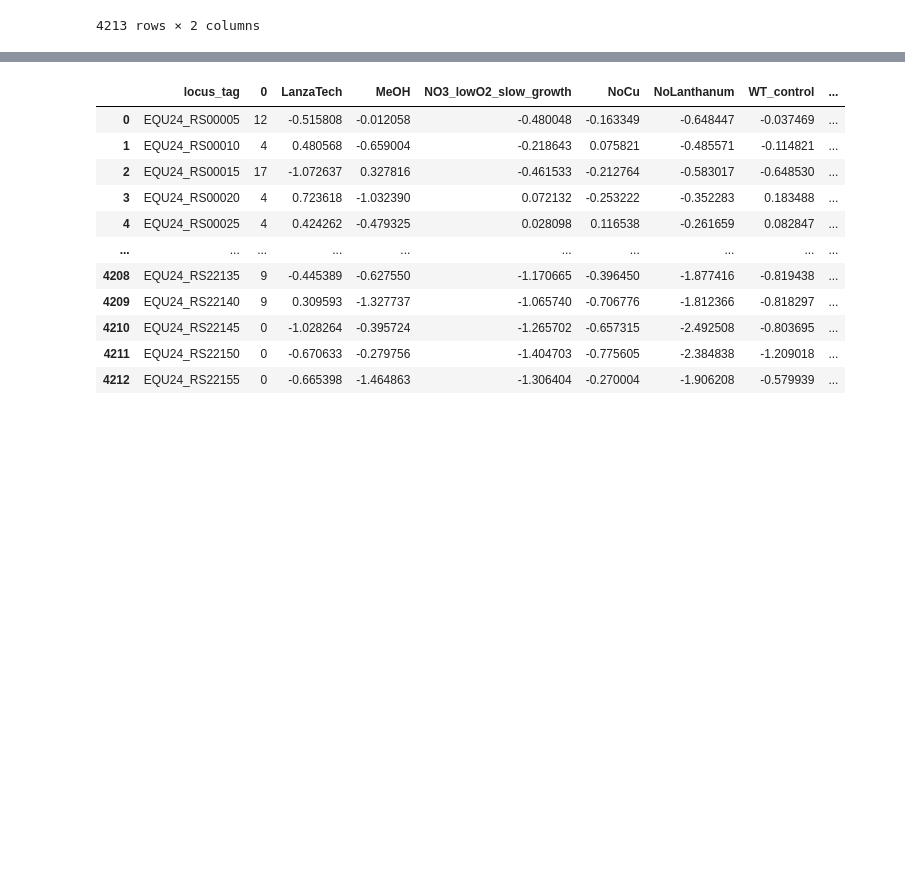
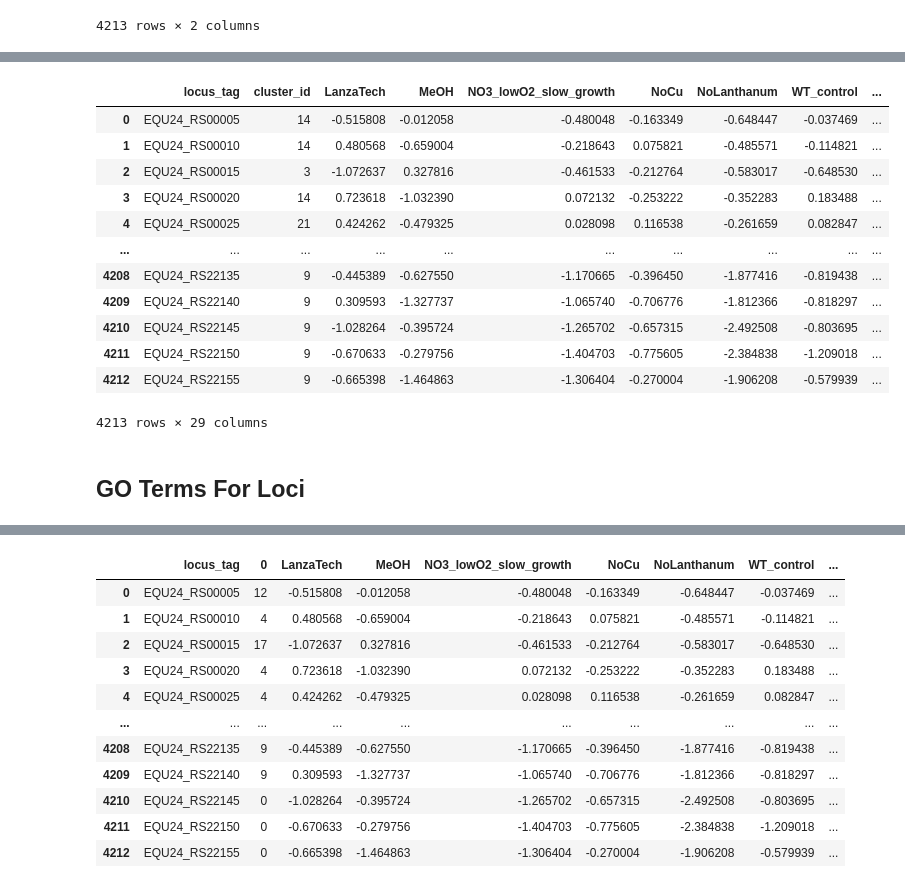
Before and after one commit to vsk-1167/research-5G-transcriptomic-exploration, a Jupyter notebook: Enrichment Analysis/integration_of_go_terms.ipynb, the cells around one changed output, grey strips where cells are left out. Cells and saved outputs as stored; diff of their text form; code cells hidden in the pictures; blank space fills up the shorter version.

```diff
--- a/Enrichment Analysis/integration_of_go_terms.ipynb
+++ b/Enrichment Analysis/integration_of_go_terms.ipynb
@@ -154,0 +199,31 @@ df_birch_labels
+# %%
+df_merged_birch_data = df_birch_labels.merge(df_avg_log_ratio_tpm, on="locus_tag")
+df_all_merged_birch_data = df_merged_birch_data.merge(df_all_gene_info, left_on="locus_tag", right_on = "loci")
+
+
+df_all_merged_birch_data = df_all_merged_birch_data.drop("loci", axis = 1)
+
+
+
+new_cols = list(df_all_merged_birch_data.columns)
+new_cols[1] = "cluster_id"
+new_cols
+
+df_all_merged_birch_data.columns = new_cols
+df_all_merged_birch_data
+# %% [output]
+|  | locus_tag | cluster_id | LanzaTech | MeOH | NO3_lowO2_slow_growth | NoCu | NoLanthanum | WT_control | ... |
+| 0 | EQU24_RS00005 | 14 | -0.515808 | -0.012058 | -0.480048 | -0.163349 | -0.648447 | -0.037469 | ... |
+| 1 | EQU24_RS00010 | 14 | 0.480568 | -0.659004 | -0.218643 | 0.075821 | -0.485571 | -0.114821 | ... |
+| 2 | EQU24_RS00015 | 3 | -1.072637 | 0.327816 | -0.461533 | -0.212764 | -0.583017 | -0.648530 | ... |
+| 3 | EQU24_RS00020 | 14 | 0.723618 | -1.032390 | 0.072132 | -0.253222 | -0.352283 | 0.183488 | ... |
+| 4 | EQU24_RS00025 | 21 | 0.424262 | -0.479325 | 0.028098 | 0.116538 | -0.261659 | 0.082847 | ... |
+| ... | ... | ... | ... | ... | ... | ... | ... | ... | ... |
+| 4208 | EQU24_RS22135 | 9 | -0.445389 | -0.627550 | -1.170665 | -0.396450 | -1.877416 | -0.819438 | ... |
+| 4209 | EQU24_RS22140 | 9 | 0.309593 | -1.327737 | -1.065740 | -0.706776 | -1.812366 | -0.818297 | ... |
+| 4210 | EQU24_RS22145 | 9 | -1.028264 | -0.395724 | -1.265702 | -0.657315 | -2.492508 | -0.803695 | ... |
+| 4211 | EQU24_RS22150 | 9 | -0.670633 | -0.279756 | -1.404703 | -0.775605 | -2.384838 | -1.209018 | ... |
+| 4212 | EQU24_RS22155 | 9 | -0.665398 | -1.464863 | -1.306404 | -0.270004 | -1.906208 | -0.579939 | ... |
+4213 rows × 29 columns
+# %% [markdown]
+## GO Terms For Loci
```
Also changed, not shown: parts of 27 cells of this notebook, 20 other files.
